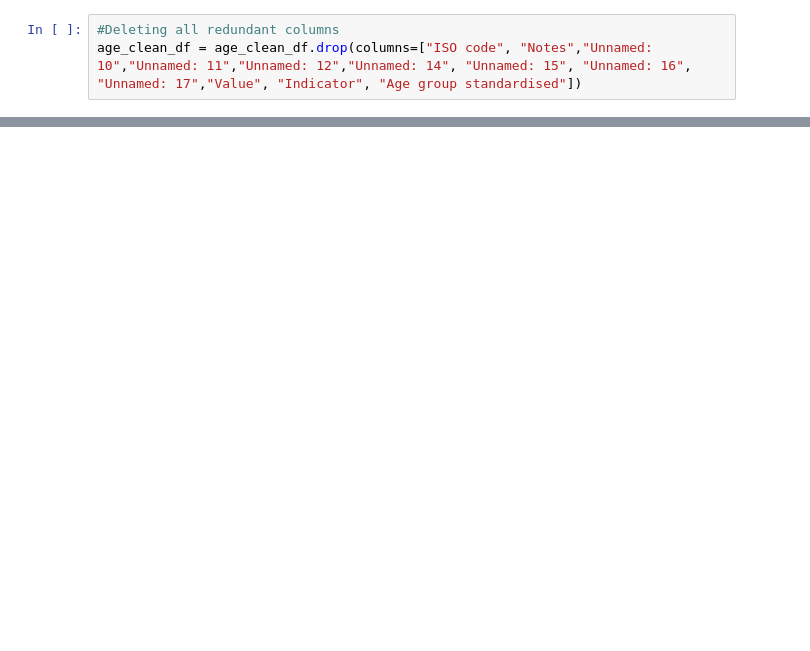
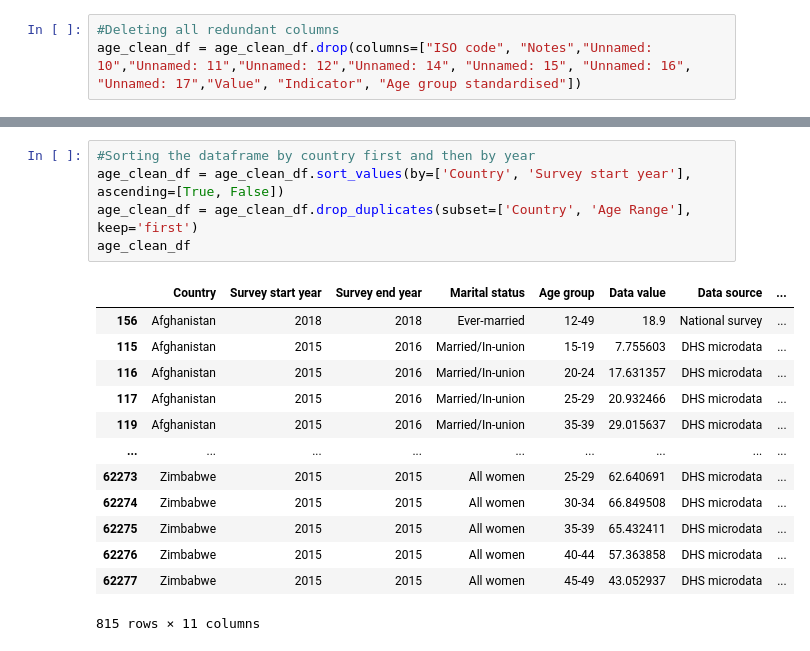
Before and after one commit to AidanDavid/development_vs_fertility, a Jupyter notebook: Vidushi/main_vidushi.ipynb, the cells around one changed output, grey strips where cells are left out. Drawn from its saved outputs; the diff is of its cells as text; blank space fills up the shorter version.

```diff
--- a/Vidushi/main_vidushi.ipynb
+++ b/Vidushi/main_vidushi.ipynb
@@ -58,0 +142,19 @@ rows=len(age_clean_df)
+# %%
+#Sorting the dataframe by country first and then by year
+age_clean_df = age_clean_df.sort_values(by=['Country', 'Survey start year'], ascending=[True, False])
+age_clean_df = age_clean_df.drop_duplicates(subset=['Country', 'Age Range'], keep='first')
+age_clean_df
+# %% [output]
+|  | Country | Survey start year | Survey end year | Marital status | Age group | Data value | Data source | ... |
+| 156 | Afghanistan | 2018 | 2018 | Ever-married | 12-49 | 18.9 | National survey | ... |
+| 115 | Afghanistan | 2015 | 2016 | Married/In-union | 15-19 | 7.755603 | DHS microdata | ... |
+| 116 | Afghanistan | 2015 | 2016 | Married/In-union | 20-24 | 17.631357 | DHS microdata | ... |
+| 117 | Afghanistan | 2015 | 2016 | Married/In-union | 25-29 | 20.932466 | DHS microdata | ... |
+| 119 | Afghanistan | 2015 | 2016 | Married/In-union | 35-39 | 29.015637 | DHS microdata | ... |
+| ... | ... | ... | ... | ... | ... | ... | ... | ... |
+| 62273 | Zimbabwe | 2015 | 2015 | All women | 25-29 | 62.640691 | DHS microdata | ... |
+| 62274 | Zimbabwe | 2015 | 2015 | All women | 30-34 | 66.849508 | DHS microdata | ... |
+| 62275 | Zimbabwe | 2015 | 2015 | All women | 35-39 | 65.432411 | DHS microdata | ... |
+| 62276 | Zimbabwe | 2015 | 2015 | All women | 40-44 | 57.363858 | DHS microdata | ... |
+| 62277 | Zimbabwe | 2015 | 2015 | All women | 45-49 | 43.052937 | DHS microdata | ... |
+815 rows × 11 columns
```
Also changed, not shown: parts of 9 cells of this notebook.
